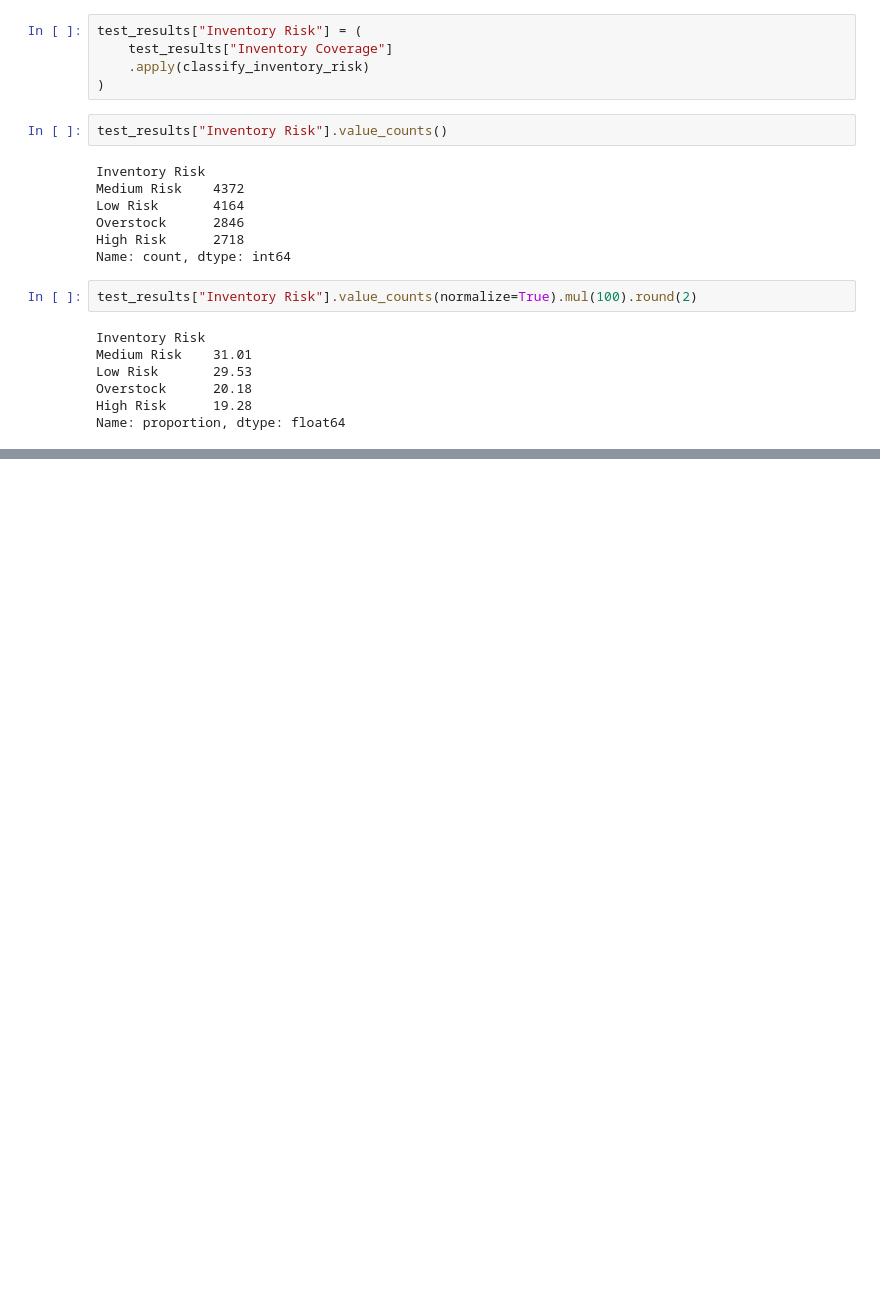
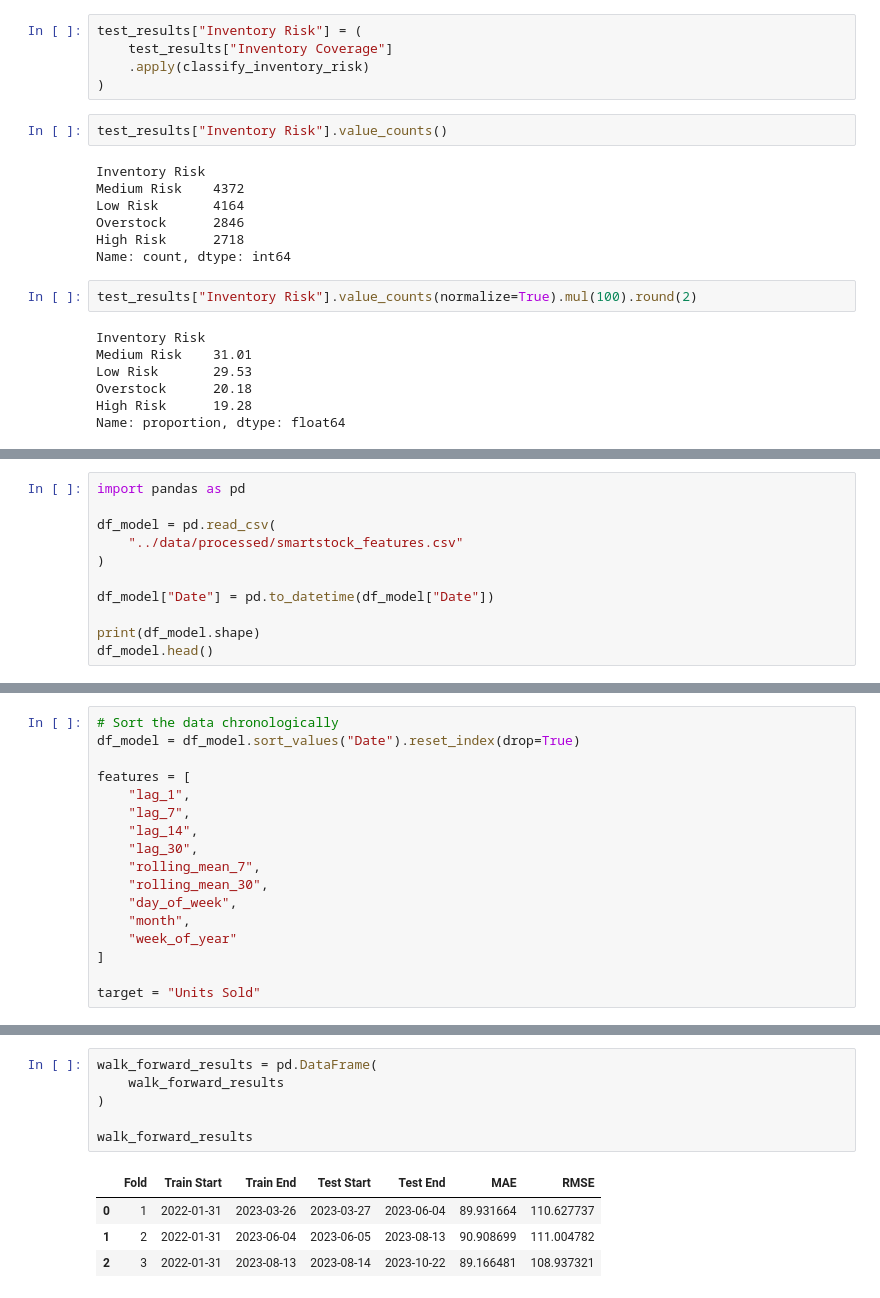
Before and after one commit to Anuja0505/SmartStock, a Jupyter notebook: notebooks/02_Demand_Forecasting.ipynb, the cells around one changed output, grey strips where cells are left out. Drawn from its saved outputs; the diff is of its cells as text; blank space fills up the shorter version.

```diff
--- a/notebooks/02_Demand_Forecasting.ipynb
+++ b/notebooks/02_Demand_Forecasting.ipynb
@@ -593,0 +431,11 @@ test_results.to_csv(
+# %%
+import pandas as pd
+
+df_model = pd.read_csv(
+    "../data/processed/smartstock_features.csv"
+)
+
+df_model["Date"] = pd.to_datetime(df_model["Date"])
+
+print(df_model.shape)
+df_model.head()
@@ -593,0 +451,17 @@ test_results.to_csv(
+# %%
+# Sort the data chronologically
+df_model = df_model.sort_values("Date").reset_index(drop=True)
+
+features = [
+    "lag_1",
+    "lag_7",
+    "lag_14",
+    "lag_30",
+    "rolling_mean_7",
+    "rolling_mean_30",
+    "day_of_week",
+    "month",
+    "week_of_year"
+]
+
+target = "Units Sold"
@@ -593,0 +546,11 @@ test_results.to_csv(
+# %%
+walk_forward_results = pd.DataFrame(
+    walk_forward_results
+)
+
+walk_forward_results
+# %% [output]
+|  | Fold | Train Start | Train End | Test Start | Test End | MAE | RMSE |
+| 0 | 1 | 2022-01-31 | 2023-03-26 | 2023-03-27 | 2023-06-04 | 89.931664 | 110.627737 |
+| 1 | 2 | 2022-01-31 | 2023-06-04 | 2023-06-05 | 2023-08-13 | 90.908699 | 111.004782 |
+| 2 | 3 | 2022-01-31 | 2023-08-13 | 2023-08-14 | 2023-10-22 | 89.166481 | 108.937321 |
```
Also changed, not shown: parts of 38 cells of this notebook, 6 other files.
